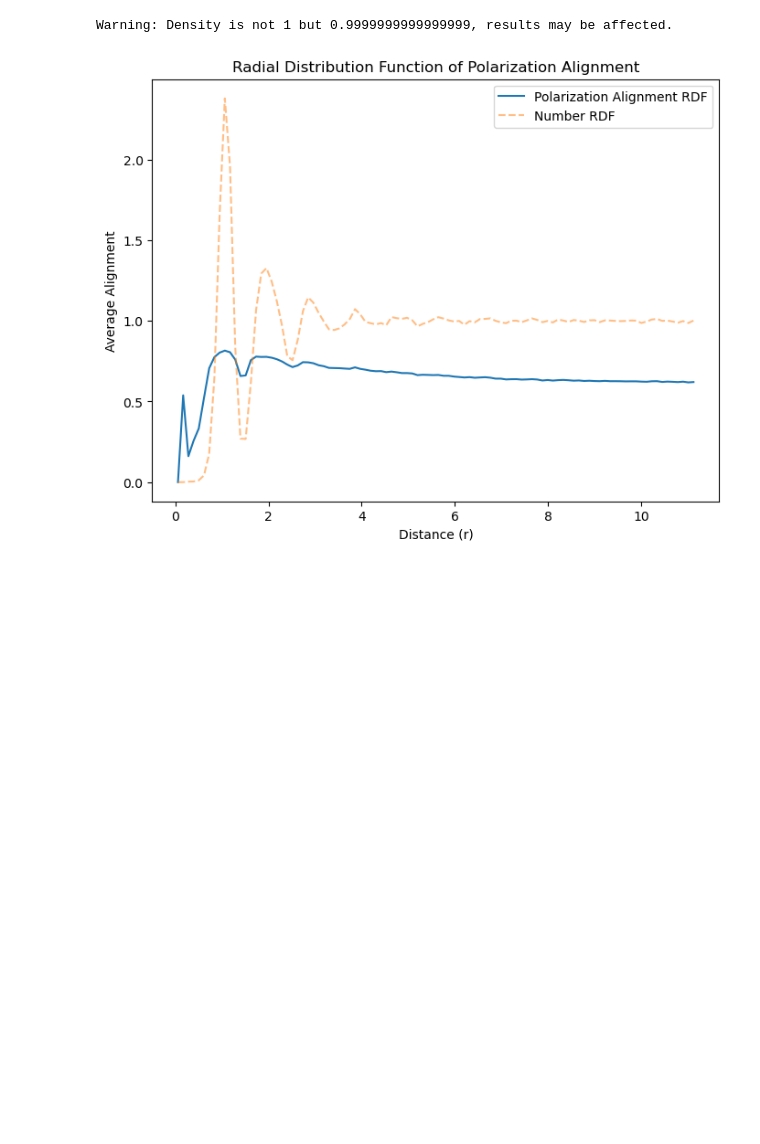
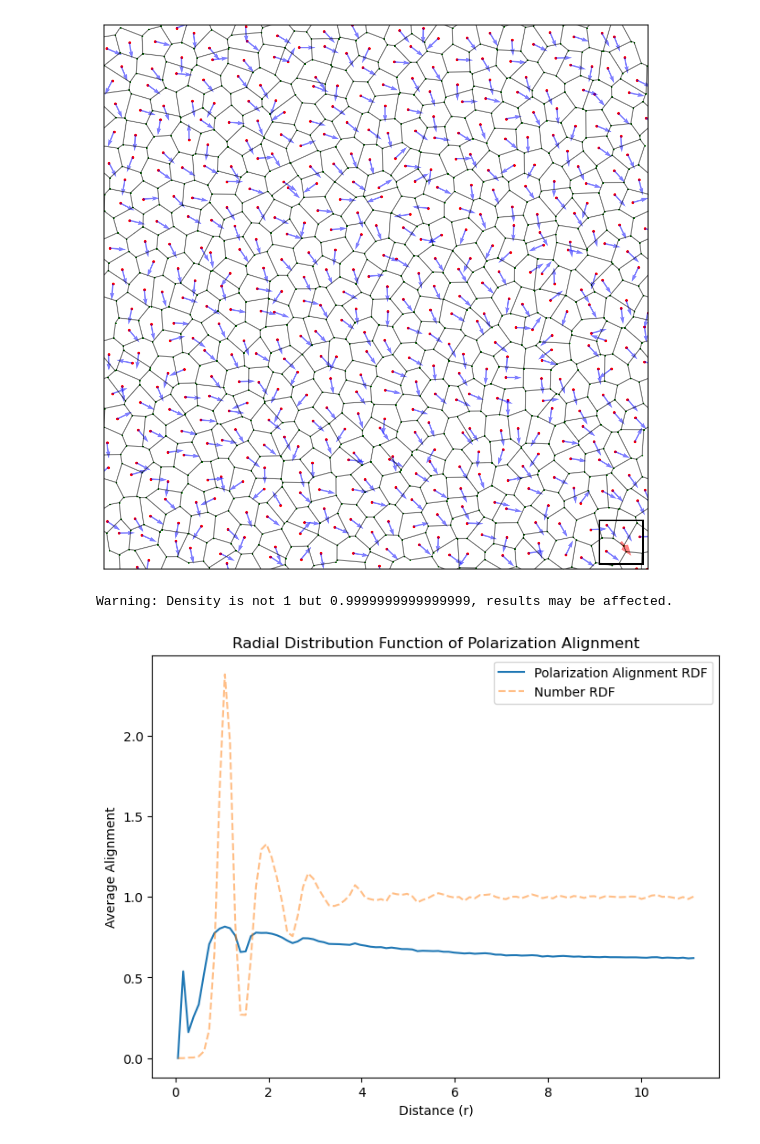
Before and after one commit to benjaminlaier/spv-simulation, a Jupyter notebook: test.ipynb, the cells around one changed output. Saved outputs shown, nothing was run; the diff lists cells and outputs as text; code cells hidden in the pictures; blank space fills up the shorter version.

Commit message:
Change Ploting Logic (plot_voronoi()) and test run setup in main.py

```diff
--- a/test.ipynb
+++ b/test.ipynb
@@ -28,6 +28,15 @@ from simulation import (
     make_video_from_images,
 
 )
+# %%
+pos, pol = load_configuration("liquid_flocking")
+params = init.load_params("liquid_flocking")
+L = params["L"]
+N = params["N"]
+cells = voronoi_tessellation(pos, L, N)
+plot_voronoi(cells, pol, L, save=True, plot_polarizations=True, plot_edges=True, plot_vertices=True, plot_midpoints=True, run="any", dpi= 150)
+# %% [output]
+[figure, added]
 # %%
 run = 'solid_flocking'
 vis.rdf_pol_alignment_plot(run)
```
Also changed, not shown: 3 other files.
